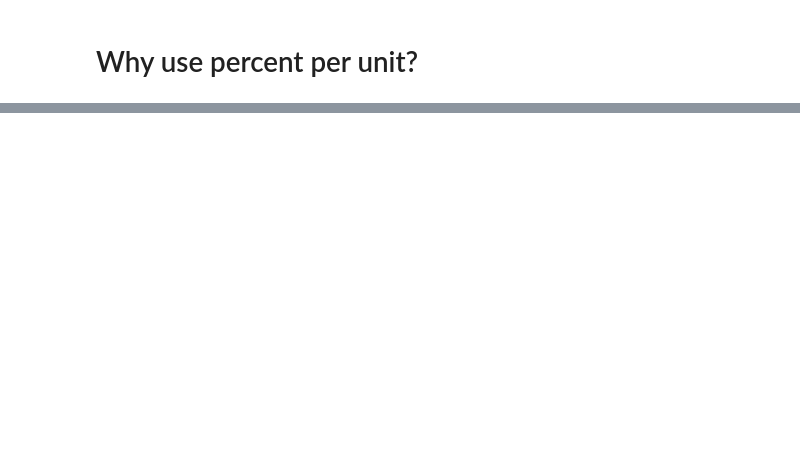
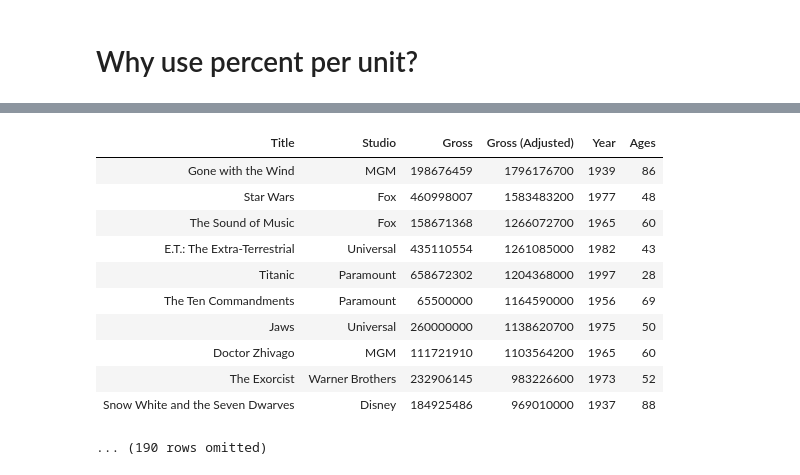
Before and after one commit to austinmohrnwu/25-fall-intro, a Jupyter notebook: 10 - Histograms/histograms.ipynb, the cells around one changed output, grey strips where cells are left out. Saved outputs shown, nothing was run; the diff lists cells and outputs as text; code cells hidden in the pictures; blank space fills up the shorter version.

```diff
--- a/10 - Histograms/histograms.ipynb
+++ b/10 - Histograms/histograms.ipynb
@@ -54,0 +129,16 @@ Produce a histogram that visualizes the ages (not the year of release) of the mo
+# %%
+top = top.with_column('Ages', ages)
+top
+# %% [output]
+| Title | Studio | Gross | Gross (Adjusted) | Year | Ages |
+| Gone with the Wind | MGM | 198676459 | 1796176700 | 1939 | 86 |
+| Star Wars | Fox | 460998007 | 1583483200 | 1977 | 48 |
+| The Sound of Music | Fox | 158671368 | 1266072700 | 1965 | 60 |
+| E.T.: The Extra-Terrestrial | Universal | 435110554 | 1261085000 | 1982 | 43 |
+| Titanic | Paramount | 658672302 | 1204368000 | 1997 | 28 |
+| The Ten Commandments | Paramount | 65500000 | 1164590000 | 1956 | 69 |
+| Jaws | Universal | 260000000 | 1138620700 | 1975 | 50 |
+| Doctor Zhivago | MGM | 111721910 | 1103564200 | 1965 | 60 |
+| The Exorcist | Warner Brothers | 232906145 | 983226600 | 1973 | 52 |
+| Snow White and the Seven Dwarves | Disney | 184925486 | 969010000 | 1937 | 88 |
+... (190 rows omitted)
```
Also changed, not shown: parts of 13 cells of this notebook.
